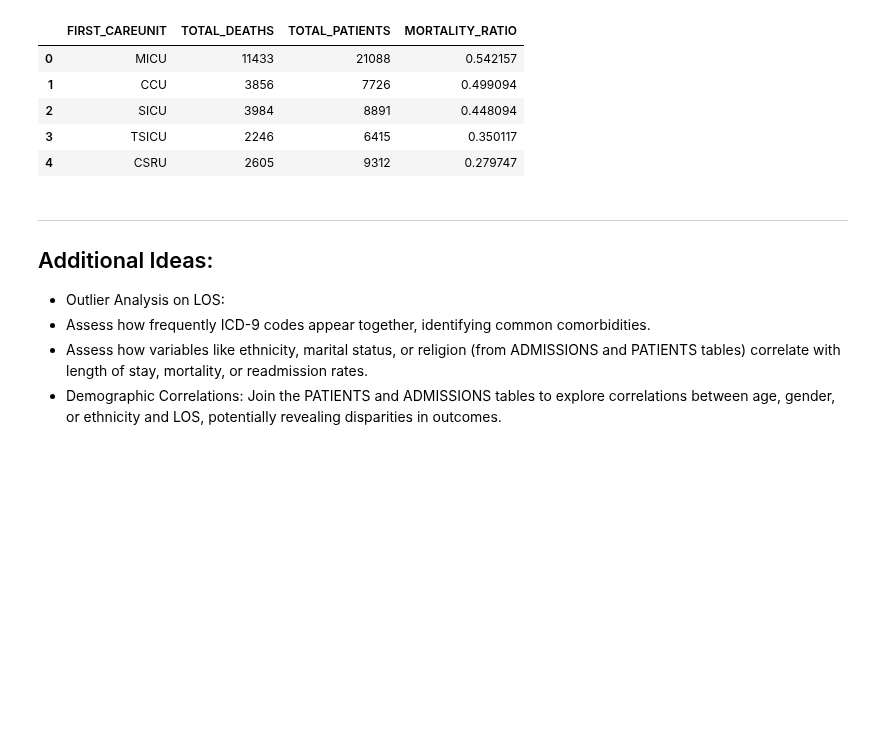
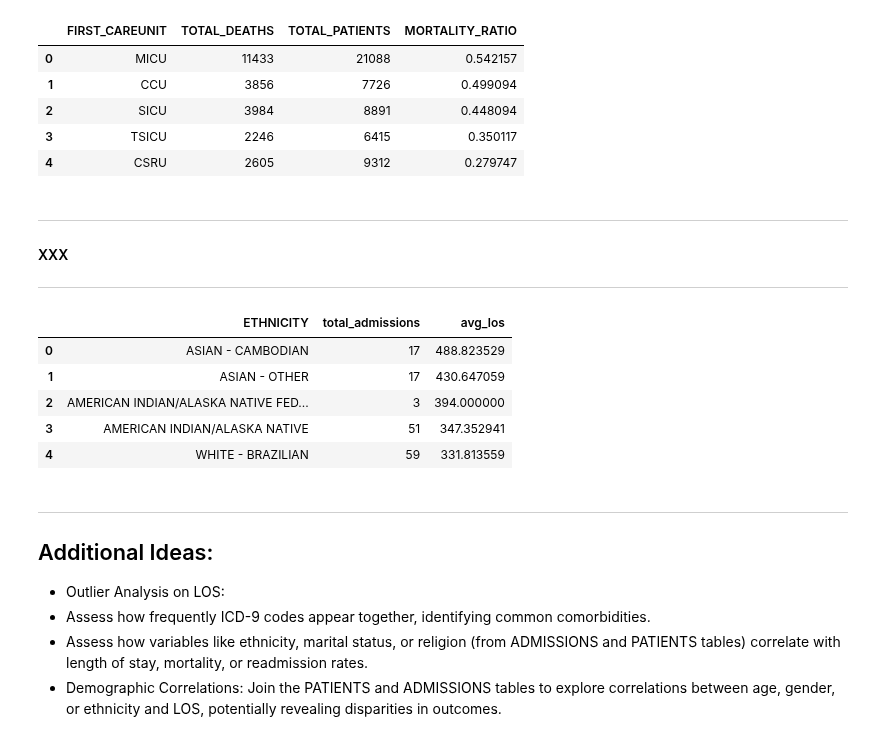
Before and after one commit to EstevesX10/LSDS-Machine-Learning-Pipeline, a Jupyter notebook: Machine-Learning-Pipeline/Machine-Learning-Pipeline.ipynb, the cells around one changed output. Cells and saved outputs as stored; diff of their text form; code cells hidden in the pictures; blank space fills up the shorter version.

```diff
--- a/Machine-Learning-Pipeline/Machine-Learning-Pipeline.ipynb
+++ b/Machine-Learning-Pipeline/Machine-Learning-Pipeline.ipynb
@@ -777,6 +867,58 @@ icuMortality.head()
 | 2 | SICU | 3984 | 8891 | 0.448094 |
 | 3 | TSICU | 2246 | 6415 | 0.350117 |
 | 4 | CSRU | 2605 | 9312 | 0.279747 |
+# %% [markdown]
+---
+#### XXX
+---
+# %%
+# Define your query
+query = (
+    """
+    WITH admissions_patient AS (
+      SELECT
+        adm.SUBJECT_ID,
+        adm.HADM_ID,
+        adm.ADMITTIME,
+        adm.DISCHTIME,
+        adm.HOSPITAL_EXPIRE_FLAG,
+        adm.ETHNICITY,
+        adm.MARITAL_STATUS,
+        adm.RELIGION,
+        -- Compute LOS in hours (or days)
+        TIMESTAMP_DIFF(adm.DISCHTIME, adm.ADMITTIME, HOUR) AS LOS
+      FROM `MIMIC.ADMISSIONS` AS adm
+      JOIN `MIMIC.PATIENTS` AS pat
+        ON adm.SUBJECT_ID = pat.SUBJECT_ID
+    )
+    SELECT
+      ETHNICITY,
+      COUNT(*) AS total_admissions,
+      AVG(LOS) AS avg_los
+    FROM admissions_patient
+    GROUP BY ETHNICITY
+    ORDER BY avg_los DESC;
+    """
+)
+
+# Run the query
+queryJob = client.query(query)
+
+# Wait for the job to complete and get the results
+results = queryJob.result()
+
+# Convert the results to a Pandas DataFrame
+res = queryJob.to_dataframe()
+# %%
+# Showcase how each initial care unit can impact the treatment of the patient
+res.head()
+# %% [output]
+|  | ETHNICITY | total_admissions | avg_los |
+| 0 | ASIAN - CAMBODIAN | 17 | 488.823529 |
+| 1 | ASIAN - OTHER | 17 | 430.647059 |
+| 2 | AMERICAN INDIAN/ALASKA NATIVE FED... | 3 | 394.000000 |
+| 3 | AMERICAN INDIAN/ALASKA NATIVE | 51 | 347.352941 |
+| 4 | WHITE - BRAZILIAN | 59 | 331.813559 |
 # %% [markdown]
 ---
 ## Additional Ideas:
```
Also changed, not shown: parts of 6 cells of this notebook.
